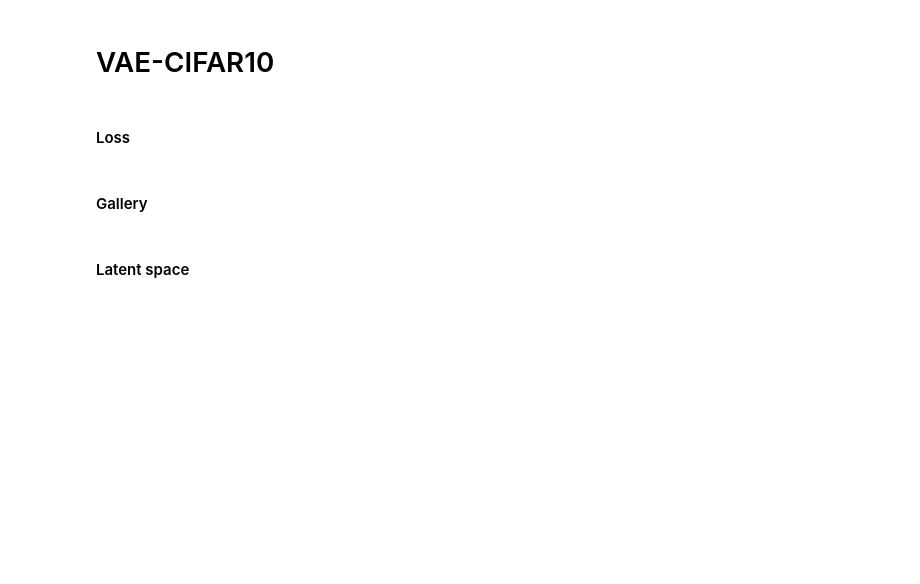
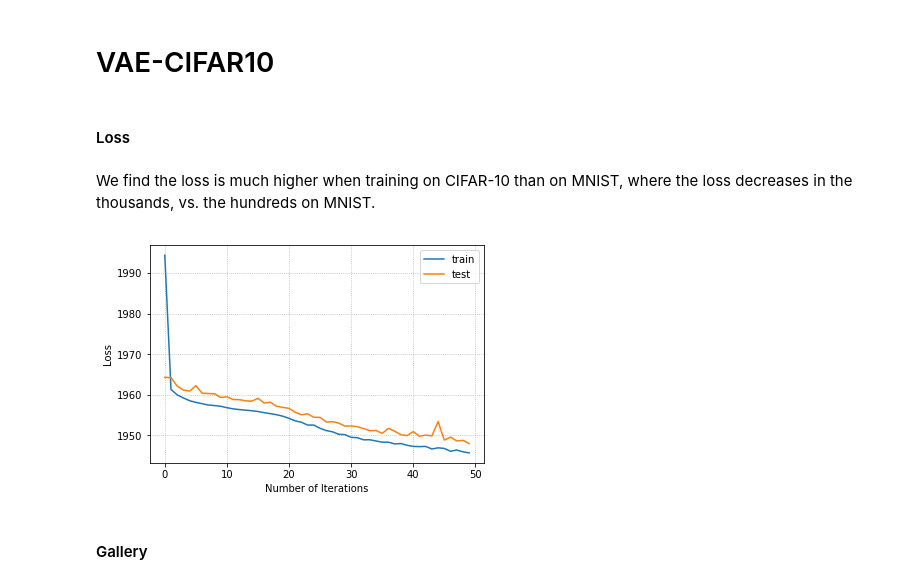
Before and after one commit to sofa13/csi5138_a4, a Jupyter notebook: Report.ipynb, the cells around one changed output. Saved outputs shown, nothing was run; the diff lists cells and outputs as text; code cells hidden in the pictures; blank space fills up the shorter version.

```diff
--- a/Report.ipynb
+++ b/Report.ipynb
@@ -85,7 +84,11 @@ plotsidebyside('./images/vae_mnist_gallery_latent2_intermediate256.png', './imag
 # VAE-CIFAR10
 # %% [markdown]
 #### Loss
+# %% [markdown]
+We find the loss is much higher when training on CIFAR-10 than on MNIST, where the loss decreases in the thousands, vs. the hundreds on MNIST.
+# %%
+Image(filename='./images/vae_cifar10_loss_latent2_intermediate512.png')
+# %% [output]
+[figure, added]
 # %% [markdown]
 #### Gallery
-# %% [markdown]
-#### Latent space
```
Also changed, not shown: parts of 8 cells of this notebook, 3 other files.
